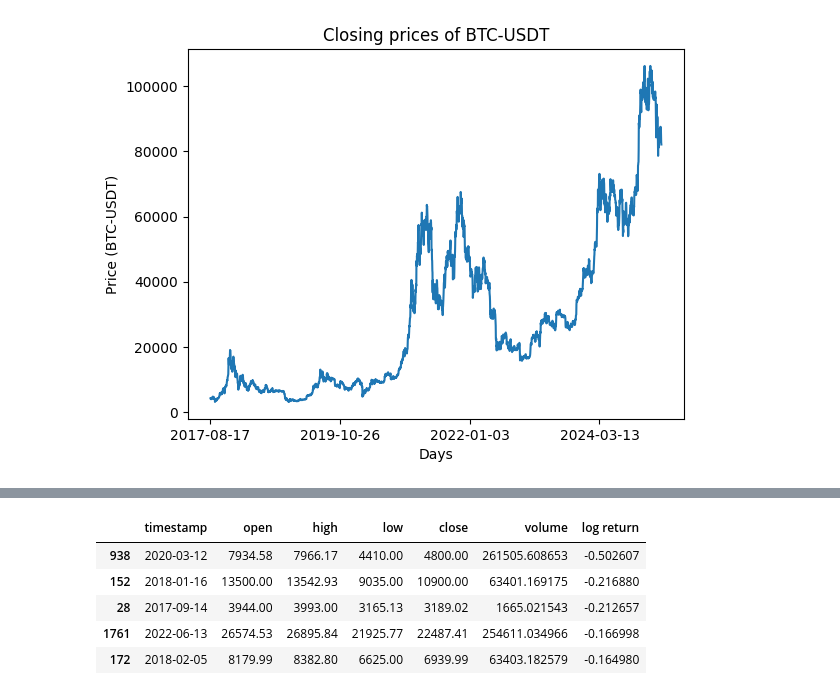
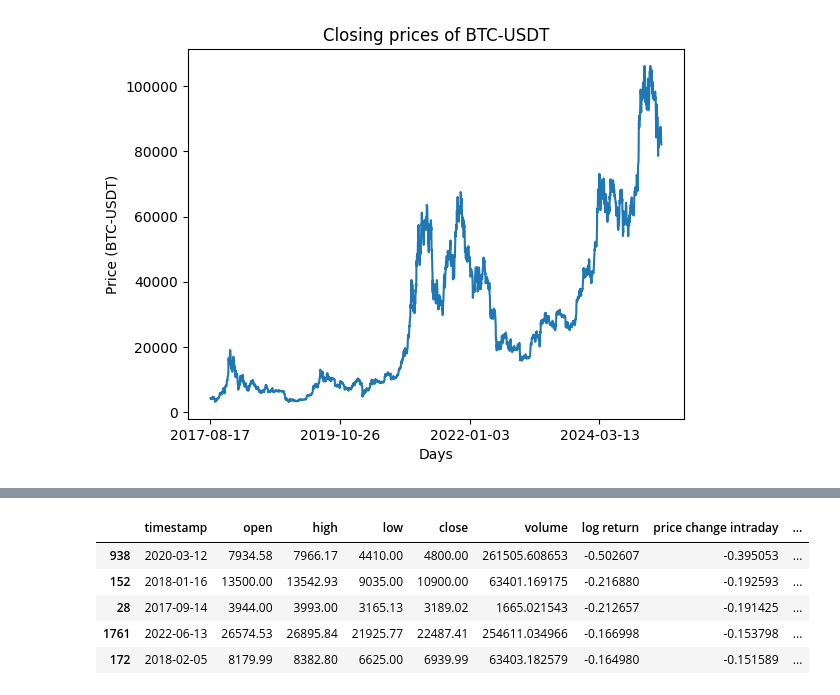
Before and after one commit to dleeim/coracle, a Jupyter notebook: src/data_analysis.ipynb, the cells around one changed output, grey strips where cells are left out. Drawn from its saved outputs; the diff is of its cells as text; code cells hidden in the pictures.

```diff
--- a/src/data_analysis.ipynb
+++ b/src/data_analysis.ipynb
@@ -46,12 +46,15 @@ from matplotlib.ticker import MaxNLocator
 plt.gca().xaxis.set_major_locator(MaxNLocator(nbins=5))  # Show ~5 ticks
 # %% [output]
 [figure]
+# %%
+df['log return'] = np.log(df['close'] / df['close'].shift(1))
+df['price change intraday'] = df['close']/df['open'] - 1
+df['price change overnight'] = df['open']/df['close'].shift(1) - 1
 # %%
-df['log return'] = np.log(df['close'] / df['close'].shift(1))
-df_logreturn = df.dropna()
+df_forcleaning = df.dropna()
 
 fig, axs = plt.subplots(1,2,figsize=(14, 6))
-axs[0].plot(df_logreturn['timestamp'],df_logreturn['log return'])
+axs[0].plot(df_forcleaning['timestamp'],df_forcleaning['log return'])
 
 axs[0].set_xlabel('Days')
 axs[0].set_ylabel('Log Return')
@@ -59,10 +62,10 @@ axs[0].set_title('Log Return (Closing prices) of BTC-USDT')
 axs[0].xaxis.set_major_locator(MaxNLocator(nbins=5))  # Show ~5 ticks
 
 # Plot histogram with KDE
-axs[1].hist(df_logreturn['log return'], bins=30, edgecolor='black', alpha=0.7)
+axs[1].hist(df_forcleaning['log return'], bins=30, edgecolor='black', alpha=0.7)
 
 # Add labels and title
 axs[1].set_xlabel('Log Return')
 axs[1].set_ylabel('Frequency')
-axs[1].set_title('Distribution of Log Returns (Closing Price) with KDE')
+axs[1].set_title('Distribution of Log Returns (Closing Price)')
 # %% [output]
@@ -71,9 +110,9 @@ Text(0.5, 1.0, 'Distribution of Log Returns (Closing Price) with KDE')
 # %%
-df_logreturn.sort_values('log return').head()
+df_forcleaning.sort_values('log return').head()
 # %% [output]
-|  | timestamp | open | high | low | close | volume | log return |
-| 938 | 2020-03-12 | 7934.58 | 7966.17 | 4410.00 | 4800.00 | 261505.608653 | -0.502607 |
-| 152 | 2018-01-16 | 13500.00 | 13542.93 | 9035.00 | 10900.00 | 63401.169175 | -0.216880 |
-| 28 | 2017-09-14 | 3944.00 | 3993.00 | 3165.13 | 3189.02 | 1665.021543 | -0.212657 |
-| 1761 | 2022-06-13 | 26574.53 | 26895.84 | 21925.77 | 22487.41 | 254611.034966 | -0.166998 |
-| 172 | 2018-02-05 | 8179.99 | 8382.80 | 6625.00 | 6939.99 | 63403.182579 | -0.164980 |
+|  | timestamp | open | high | low | close | volume | log return | price change intraday | ... |
+| 938 | 2020-03-12 | 7934.58 | 7966.17 | 4410.00 | 4800.00 | 261505.608653 | -0.502607 | -0.395053 | ... |
+| 152 | 2018-01-16 | 13500.00 | 13542.93 | 9035.00 | 10900.00 | 63401.169175 | -0.216880 | -0.192593 | ... |
+| 28 | 2017-09-14 | 3944.00 | 3993.00 | 3165.13 | 3189.02 | 1665.021543 | -0.212657 | -0.191425 | ... |
+| 1761 | 2022-06-13 | 26574.53 | 26895.84 | 21925.77 | 22487.41 | 254611.034966 | -0.166998 | -0.153798 | ... |
+| 172 | 2018-02-05 | 8179.99 | 8382.80 | 6625.00 | 6939.99 | 63403.182579 | -0.164980 | -0.151589 | ... |
```
Also changed, not shown: parts of 13 cells of this notebook, 1 other file.
